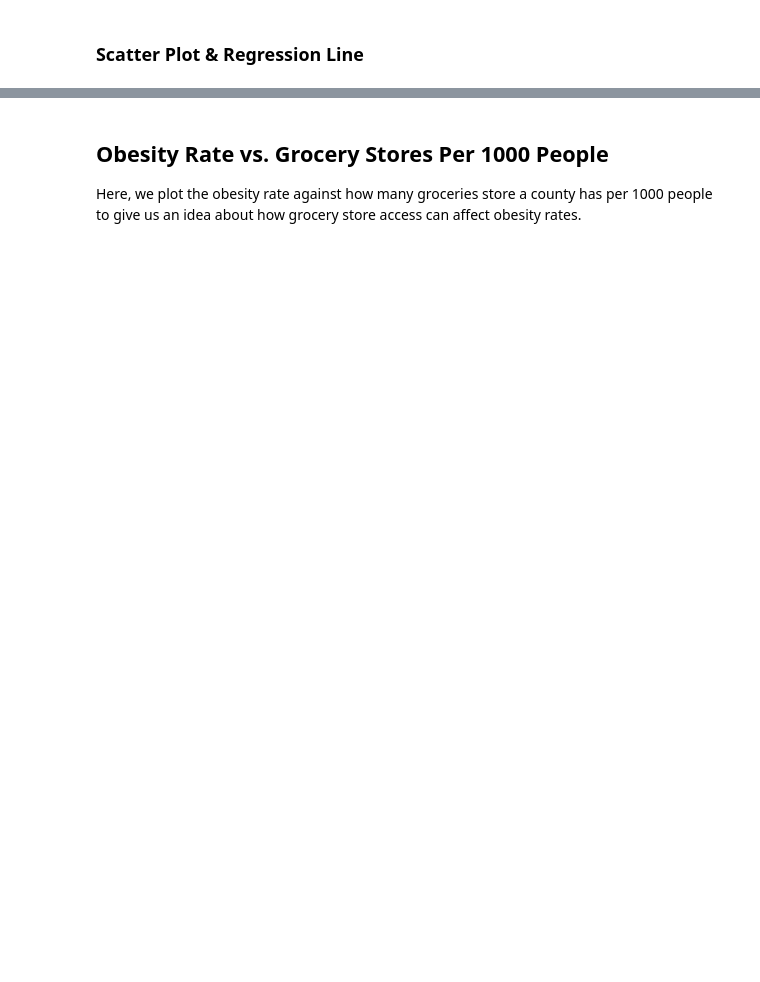
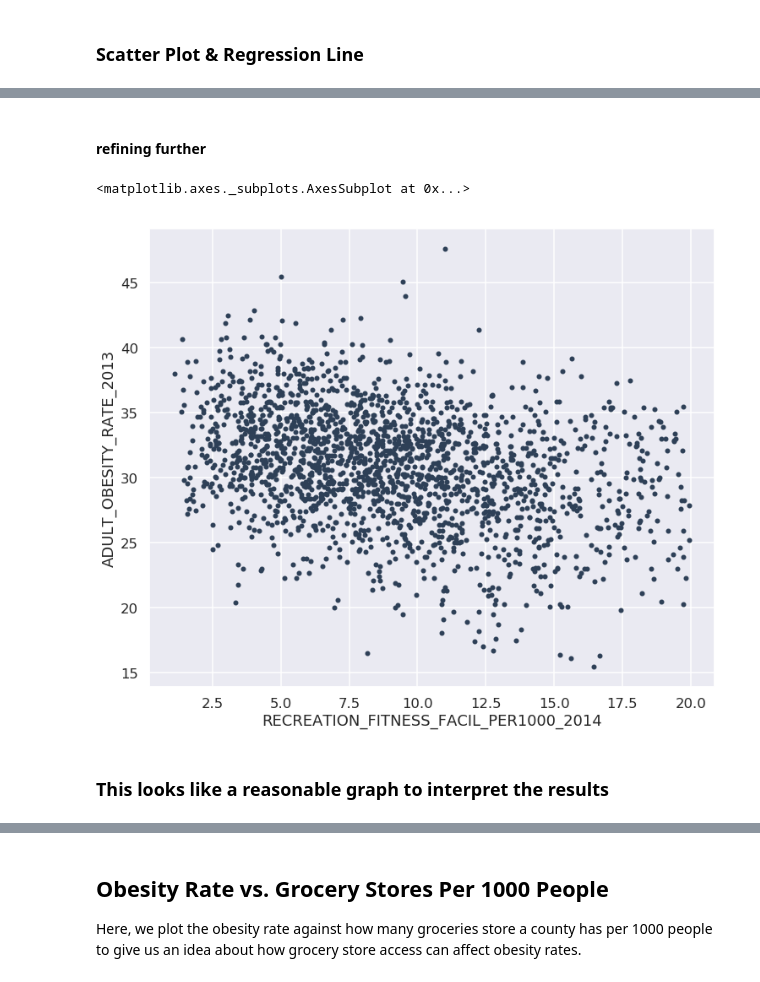
Before and after one commit to cwguan/COGS108-FinalProject, a Jupyter notebook: FinalProject.ipynb, the cells around one changed output, grey strips where cells are left out. Drawn from its saved outputs; the diff is of its cells as text; code cells hidden in the pictures; blank space fills up the shorter version.

```diff
--- a/FinalProject.ipynb
+++ b/FinalProject.ipynb
@@ -369,0 +399,14 @@ plt.show()
+# %% [markdown]
+#### refining further
+# %%
+#threshold at 20 since most of the data points fall behind that point
+df2 = df2[df2['RECREATION_FITNESS_FACIL_PER1000_2014'] <= 20]
+#remove 0
+df2 = df2[df2['RECREATION_FITNESS_FACIL_PER1000_2014'] >= 0.1]
+
+df2.plot.scatter(x='RECREATION_FITNESS_FACIL_PER1000_2014', y='ADULT_OBESITY_RATE_2013', c='#2E4057', figsize=(12,10))
+# %% [output]
+<matplotlib.axes._subplots.AxesSubplot at 0x...>
+[figure, added]
+# %% [markdown]
+### This looks like a reasonable graph to interpret the results
```
Also changed, not shown: parts of 25 cells of this notebook.
